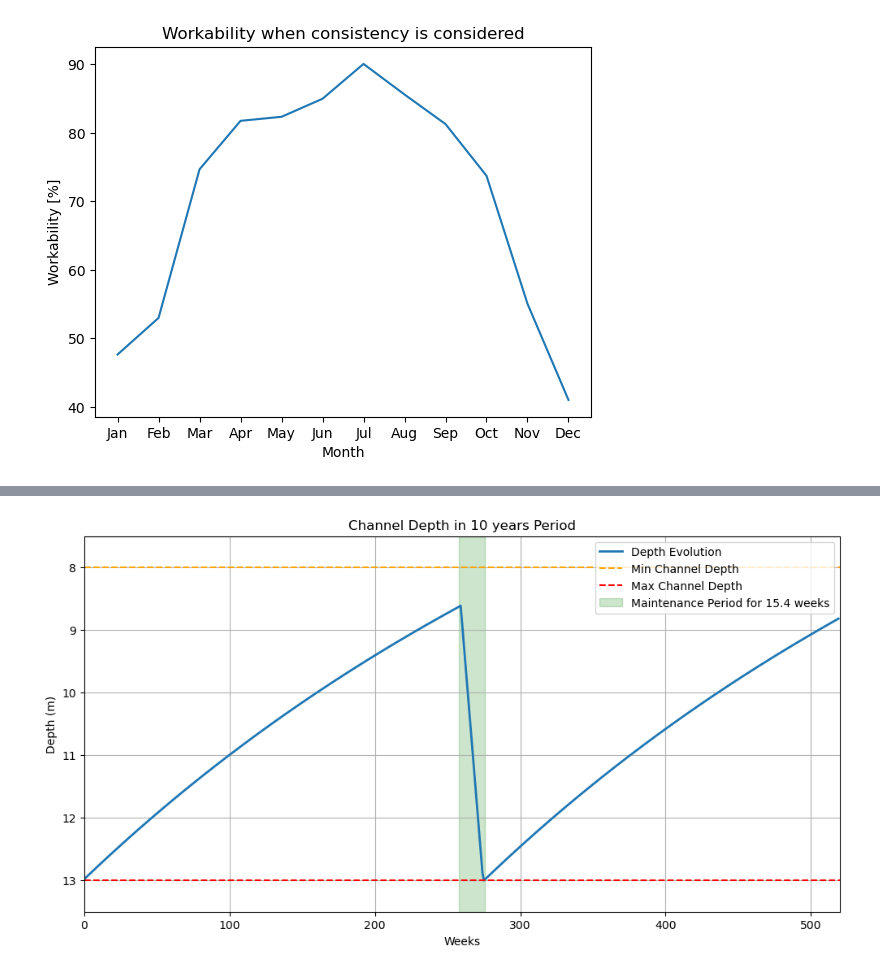
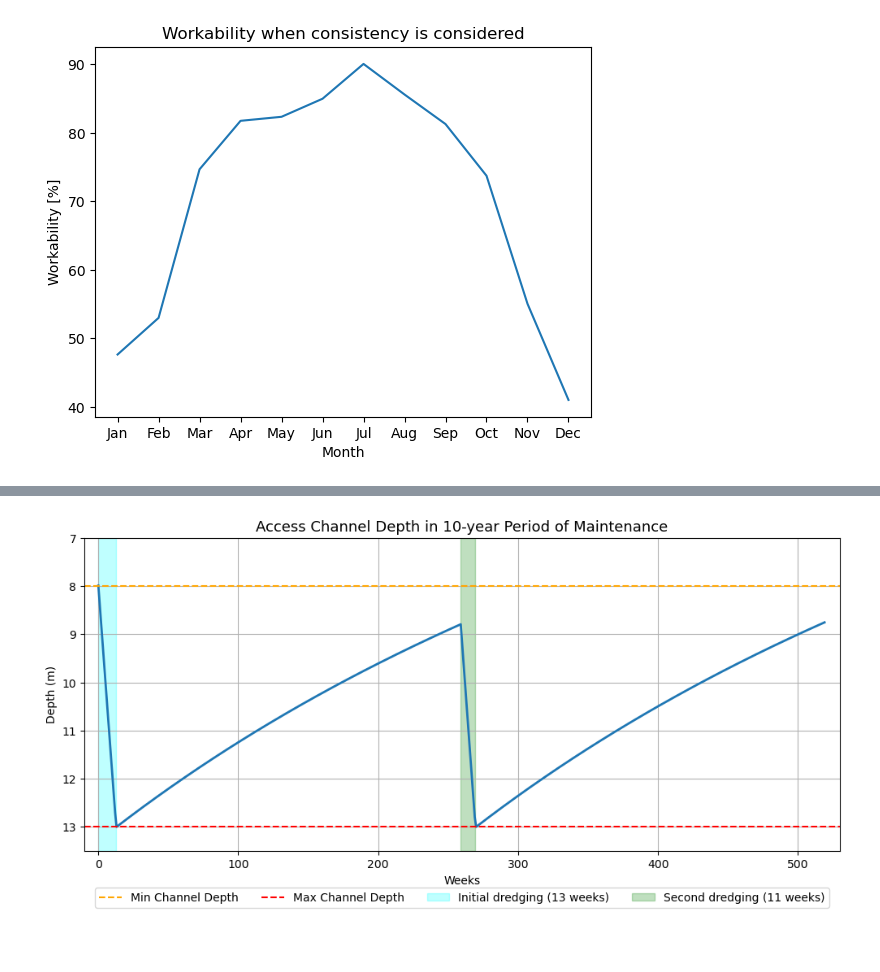
Before and after one commit to denisepierce01/Dredging, a Jupyter notebook: Maintenance_cycle.ipynb, the cells around one changed output, grey strips where cells are left out. Saved outputs shown, nothing was run; the diff lists cells and outputs as text; code cells hidden in the pictures; blank space fills up the shorter version.

```diff
--- a/Maintenance_cycle.ipynb
+++ b/Maintenance_cycle.ipynb
@@ -139,5 +160,5 @@ Maximum production per week: 241944 m3/week
 # %%
-rho_mix = 1400
+rho_mix = 1588
 rho_sea = 1025
 rho_sand = 2000
 
@@ -153,7 +174,6 @@ for overflow_duration_test in range(0, 46):  # 0 to 45 minutes
     mass_dry = prod * rho_sand
     mass_mix = mass_dry / solid_percentage
     volume_mix = mass_mix / rho_mix
-    Load_time = Hopper_capacity / volume_mix  # hours
 
     mass_fines_mix = mass_mix * sand_fraction
     mass_fines_stirred = mass_fines_mix * 0.03
@@ -168,14 +188,15 @@ for overflow_duration_test in range(0, 46):  # 0 to 45 minutes
         found = True
         break
 
-if not found:
-    # did not reach max density within 0-45 min -> force use of 45 min
-    overflow_duration_test = 45
-    print("Overflow density did not reach 2200 kg/m³ within 45 minutes. Using 45 min as overflow duration.")
-    print(f"Density of overflow water at 45 min: {rho_overflow:.1f} kg/m³")
+    if not found:
+     # did not reach max density within 0-45 min -> force use of 45 min
+        overflow_duration_test = 45
+print("Overflow density did not reach 2200 kg/m³ within 45 minutes. Using 45 min as overflow duration.")
+print(f"Density of overflow water at 45 min: {rho_overflow:.1f} kg/m³")
 
-t_loading = Load_time*60 + (overflow_duration_test-1) # total cycle time (min)
-print(f"Total time loading: {t_loading:.1f} mins")
+t_loading = Load_time*60 + (overflow_duration_test) # total cycle time (min)
+print(f"Loading time without overflow: {Load_time*60:.0f} mins")
+print(f"Total time loading: {t_loading:.0f} mins")
 
 # 🔹 Sand volume and mass per cycle
 solid_fraction = (rho_mix - rho_sea) / (rho_sand - rho_sea)
@@ -323,11 +304,7 @@ Hourly production (mass):   2,308 tonnes/hr
 # %%
-import numpy as np
-import matplotlib.pyplot as plt
-
-# --- Parameters ---
 rho_sand = 2000        # sediment density (kg/m³)
 length = 1000          # channel length (m)
-depth_start = 13       # initial depth (m)
+depth_start = 13      # initial depth (m)
 depth_threshold = 8    # threshold depth for reference
 B_top_sand = 220       # top width at 8 m depth (m)
 width_at_8m = B_top_sand
@@ -336,61 +313,69 @@ tan_phi = np.tan(np.radians(slant_angle))
 
 weeks = 520
 maintenance_start_week = 260   # week to start dredging
-maintenance_duration = calendar_weeks_required    # weeks to restore depth
-depth = depth_start
 
+# simulate 10-year channel evolution with both initial and second maintenance dredging events
+init_maintenance_week = 1                      # schedule initial dredging at week 1
+dur_init = calendar_weeks_required_1           # weeks to restore for initial dredging
+second_maintenance_week = maintenance_start_week
+dur_second = calendar_weeks_required_2         # weeks to restore for second dredging
+
+depth0 = 8.0
+depth = depth0
 depth_history = []
-time_weeks = np.arange(weeks)
 in_maintenance = False
 maintenance_timer = 0
+maintenance_duration = 0
 
 for t in range(weeks):
     if in_maintenance:
-        # Maintenance dredging phase — linearly restore depth
-        dredge_rate = (depth_start - depth) / (maintenance_duration - maintenance_timer)
+        remaining = maintenance_duration - maintenance_timer
+        if remaining > 0:
+            dredge_rate = (depth_start - depth) / remaining
+        else:
+            dredge_rate = (depth_start - depth)
         depth += dredge_rate
         maintenance_timer += 1
-
-        # End maintenance
         if maintenance_timer >= maintenance_duration:
             in_maintenance = False
             maintenance_timer = 0
             depth = depth_start
-
     else:
-        # Normal sedimentation phase
         effective_width = max(width_at_8m - max(depth - 8, 0) * tan_phi, 1.0)
         S = (250 + 260 * depth ** 1.4) * length / rho_sand  # m³/week
         d_change = S / (effective_width * length)
         depth -= d_change
 
-        # Start maintenance at specified week
-        if t + 1 == maintenance_start_week:
+        if (t + 1) == init_maintenance_week:
             in_maintenance = True
+            maintenance_duration = dur_init
+            maintenance_timer = 0
+        elif (t + 1) == second_maintenance_week:
+            in_maintenance = True
+            maintenance_duration = dur_second
             maintenance_timer = 0
 
     depth_history.append(depth)
 
-# --- Plot results ---
-plt.figure(figsize=(12, 6))
-plt.plot(time_weeks, depth_history, linewidth=2, label='Depth Evolution')
-
-# Reference lines
+# Plot corrected result and compare with previous simulation
+plt.figure(figsize=(12,5))
+plt.plot(np.arange(len(depth_history)), depth_history, linewidth=2)
 plt.axhline(depth_threshold, linestyle='--', color='orange', label='Min Channel Depth')
 plt.axhline(depth_start, linestyle='--', color='red', label='Max Channel Depth')
-
-# Maintenance shaded box
-plt.axvspan(maintenance_start_week-2, maintenance_start_week + maintenance_duration,
-            color='green', alpha=0.2, label=f'Maintenance Period for {calendar_weeks_required:.1f} weeks')
-
+plt.axvspan(init_maintenance_week-1, init_maintenance_week-1 + dur_init,
+            color='cyan', alpha=0.25, label=f'Initial dredging ({dur_init:.0f} weeks)')
+plt.axvspan(second_maintenance_week-1, second_maintenance_week-1 + dur_second,
+            color='green', alpha=0.25, label=f'Second dredging ({dur_second:.0f} weeks)')
 plt.gca().invert_yaxis()
-plt.title("Channel Depth in 10 years Period")
+plt.title("Access Channel Depth in 10-year Period of Maintenance", fontsize=13)
+plt.legend(loc='lower center', bbox_to_anchor=(0.5, -0.2), ncol=4, frameon=True)
 plt.xlabel("Weeks")
 plt.ylabel("Depth (m)")
-plt.ylim(13.5,7.5)
-plt.xlim(0, weeks)
-plt.legend()
+plt.ylim(13.5, 7.0)
+plt.xlim(-10, 530)
 plt.grid(True)
 plt.show()
+
+# place legend below the plot
 # %% [output]
-[figure, old version]
+[figure, new version]
```
Also changed, not shown: parts of 18 cells of this notebook.
